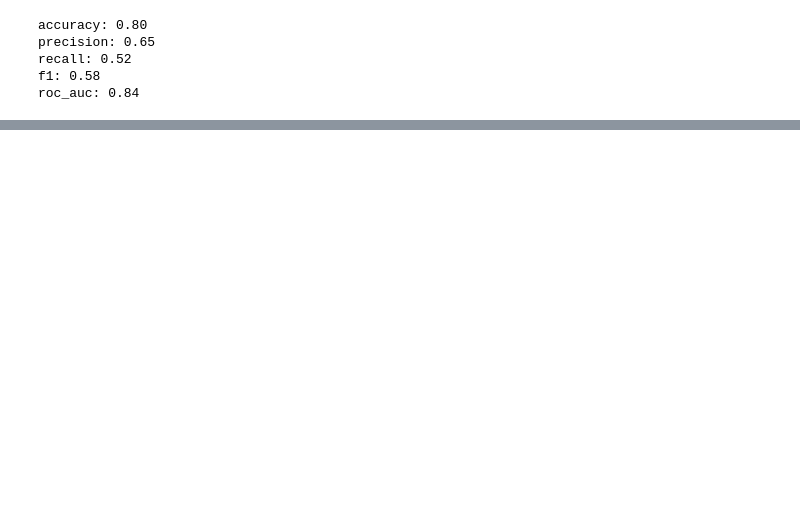
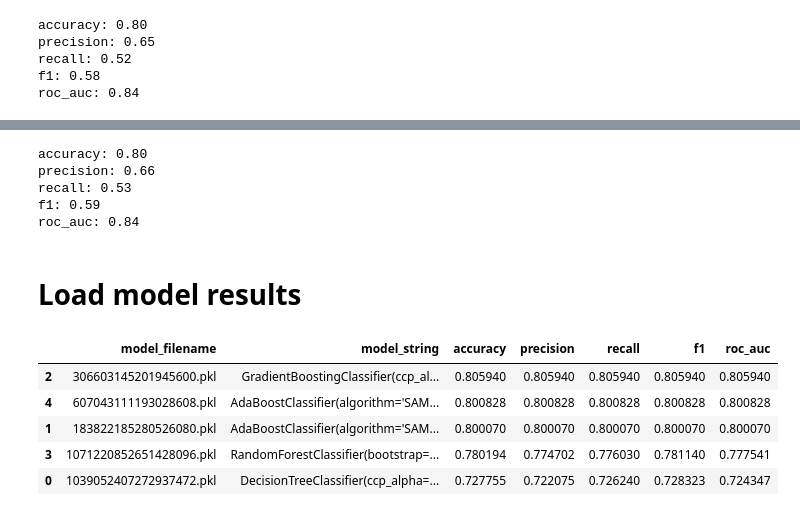
Before and after one commit to daanishrasheed/churn-model, a Jupyter notebook: notebooks/07. Model Tuning - Hyperparameter Search.ipynb, the cells around one changed output, grey strips where cells are left out. Cells and saved outputs as stored; diff of their text form; code cells hidden in the pictures; blank space fills up the shorter version.

Commit message:
Experiment with different learning rates

```diff
--- a/notebooks/07. Model Tuning - Hyperparameter Search.ipynb
+++ b/notebooks/07. Model Tuning - Hyperparameter Search.ipynb
@@ -108,0 +153,22 @@ roc_auc: 0.84
+# %%
+model = AdaBoostClassifier(learning_rate=1.5)
+print_model_results(model, X_train, y_train)
+# %% [output]
+accuracy: 0.80
+precision: 0.66
+recall: 0.53
+f1: 0.59
+roc_auc: 0.84
+# %% [markdown]
+# Load model results
+# %%
+model_results = load_model_results()
+# %%
+model_results.sort_values(by="roc_auc", ascending=False)
+# %% [output]
+|  | model_filename | model_string | accuracy | precision | recall | f1 | roc_auc |
+| 2 | 306603145201945600.pkl | GradientBoostingClassifier(ccp_al... | 0.805940 | 0.805940 | 0.805940 | 0.805940 | 0.805940 |
+| 4 | 607043111193028608.pkl | AdaBoostClassifier(algorithm='SAM... | 0.800828 | 0.800828 | 0.800828 | 0.800828 | 0.800828 |
+| 1 | 183822185280526080.pkl | AdaBoostClassifier(algorithm='SAM... | 0.800070 | 0.800070 | 0.800070 | 0.800070 | 0.800070 |
+| 3 | 1071220852651428096.pkl | RandomForestClassifier(bootstrap=... | 0.780194 | 0.774702 | 0.776030 | 0.781140 | 0.777541 |
+| 0 | 1039052407272937472.pkl | DecisionTreeClassifier(ccp_alpha=... | 0.727755 | 0.722075 | 0.726240 | 0.728323 | 0.724347 |
```
Also changed, not shown: parts of 6 cells of this notebook, 2 other files.
